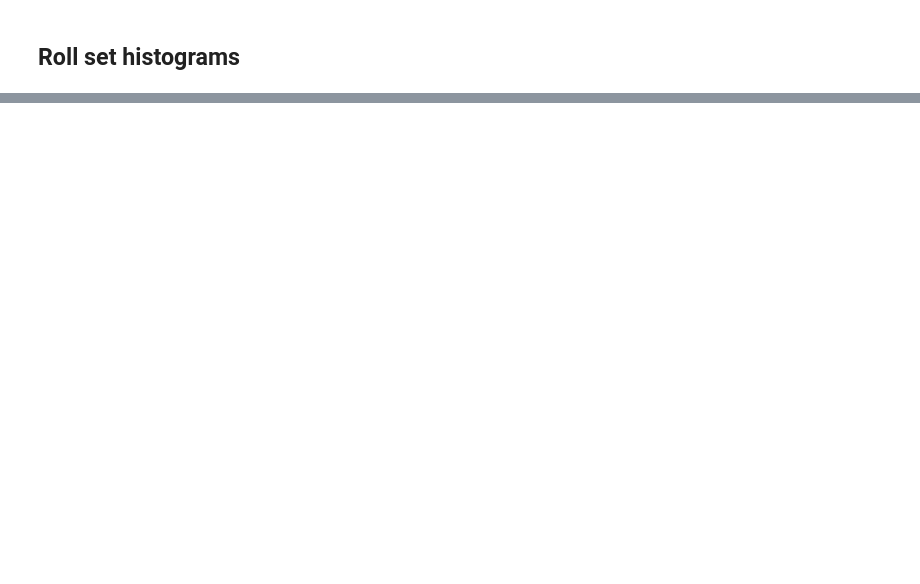
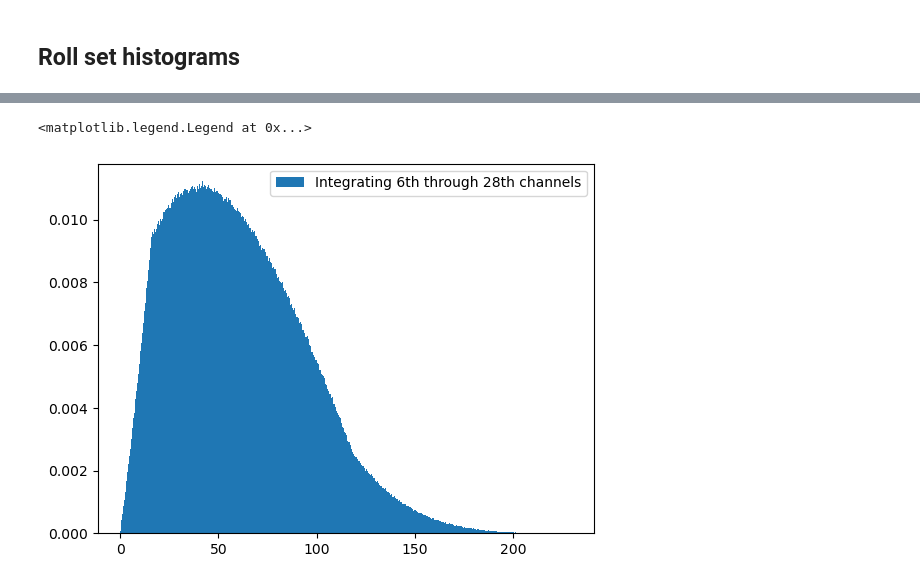
Before and after one commit to GregTheMadMonk/edu-28, a Jupyter notebook: edu-28.ipynb, the cells around one changed output, grey strips where cells are left out. Cells and saved outputs as stored; diff of their text form; code cells hidden in the pictures; blank space fills up the shorter version.

```diff
--- a/edu-28.ipynb
+++ b/edu-28.ipynb
@@ -204,2 +237,7 @@ testRollTwoPeaks(P_test, E_test, exampleSignal, exampleSignal, 6, 28)
 # %% [markdown]
 ## Roll set histograms
+# %%
+numRolls = 10_000_000 # 1e+7
+# %%
+%%timeit -n1 -r1
+runInParallel(100, None, numbaBulk, numRolls / 100, testRollTwoPeaks, P_test, E_test, exampleSignal, exampleSignal, 6, 28)
@@ -205,0 +246,6 @@ testRollTwoPeaks(P_test, E_test, exampleSignal, exampleSignal, 6, 28)
+# %%
+resultInt6_28 = runInParallel(
+                    100, None,
+                    numbaBulk, numRolls / 100,
+                    testRollTwoPeaks, P_test, E_test, exampleSignal, exampleSignal, 6, 28
+                    )
@@ -205,0 +264,3 @@ testRollTwoPeaks(P_test, E_test, exampleSignal, exampleSignal, 6, 28)
+# %%
+resultInt6_28 = sum(resultInt6_28, [])
+assert(len(resultInt6_28) == numRolls)
@@ -205,0 +273,6 @@ testRollTwoPeaks(P_test, E_test, exampleSignal, exampleSignal, 6, 28)
+# %%
+plt.hist(resultInt6_28, bins=1000, density=True, label="Integrating 6th through 28th channels")
+plt.legend()
+# %% [output]
+<matplotlib.legend.Legend at 0x...>
+[figure, added]
```
Also changed, not shown: parts of 33 cells of this notebook.
